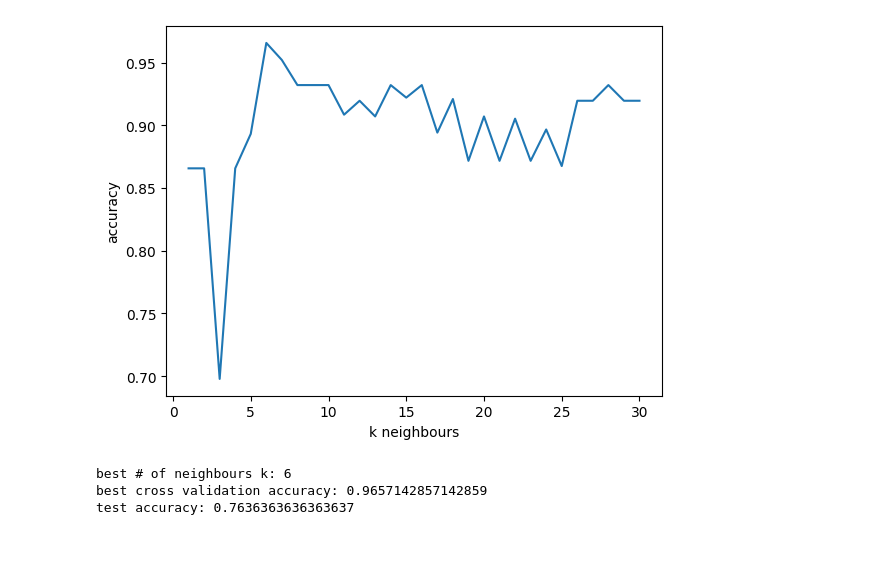
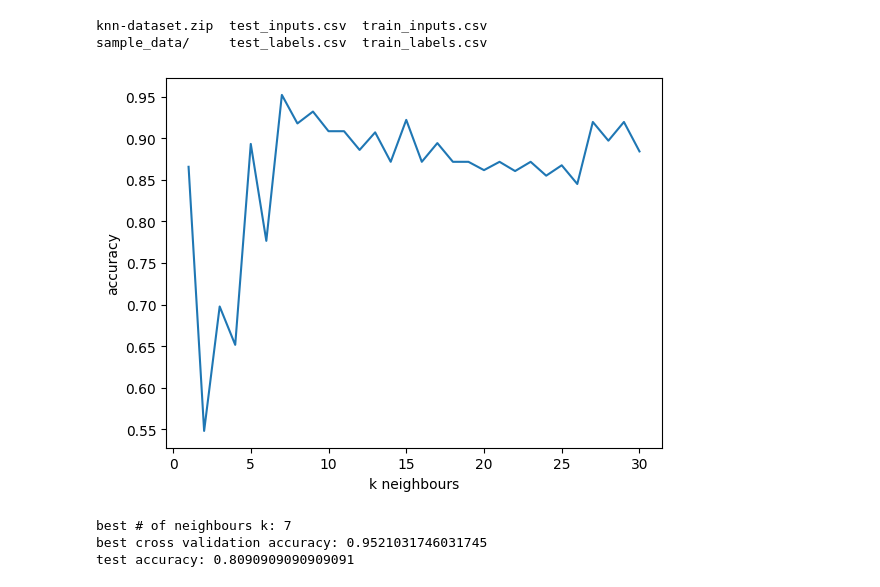
Before and after one commit to z4jing/AI-ML, a Jupyter notebook: kNN.ipynb, the cells around one changed output. Cells and saved outputs as stored; diff of their text form; code cells hidden in the pictures; blank space fills up the shorter version.

```diff
--- a/kNN.ipynb
+++ b/kNN.ipynb
@@ -24,12 +24,19 @@ def predict_knn(x, inputs, labels, k_neighbours):
   my_dict = dict(itertools.islice(my_dict.items(), k_neighbours))
   labels_list = list(my_dict.values())
   predicted_label = max(labels_list, key=labels_list.count)
+  count = 0
+  # If there is a Tie, then return 0
+  for j in range(len(labels_list)):
+    if labels_list[j] == predicted_label:
+      count += 1
+  if count == int(k_neighbours / 2):
+    predicted_label = 0
   return predicted_label
 
 def eval_knn(inputs, labels, train_inputs, train_labels, k_neighbours):
   accuracy = 0
   for i in range(len(inputs)):
-    if predict_knn(inputs[i], train_inputs, train_labels, k_neighbours) == labels[i]:
+    if predict_knn(inputs[i], train_inputs, train_labels, k_neighbours) == labels[i] or 0:
       accuracy += 1
   return accuracy/len(inputs)
 
@@ -86,4 +94,6 @@ print('test accuracy: '+ str(accuracy))
+knn-dataset.zip  test_inputs.csv  train_inputs.csv
+sample_data/     test_labels.csv  train_labels.csv
-[figure, old version]
+[figure, new version]
-best # of neighbours k: 6
-best cross validation accuracy: 0.9657142857142859
-test accuracy: 0.7636363636363637
+best # of neighbours k: 7
+best cross validation accuracy: 0.9521031746031745
+test accuracy: 0.8090909090909091
```
Also changed, not shown: parts of 1 cell of this notebook.
